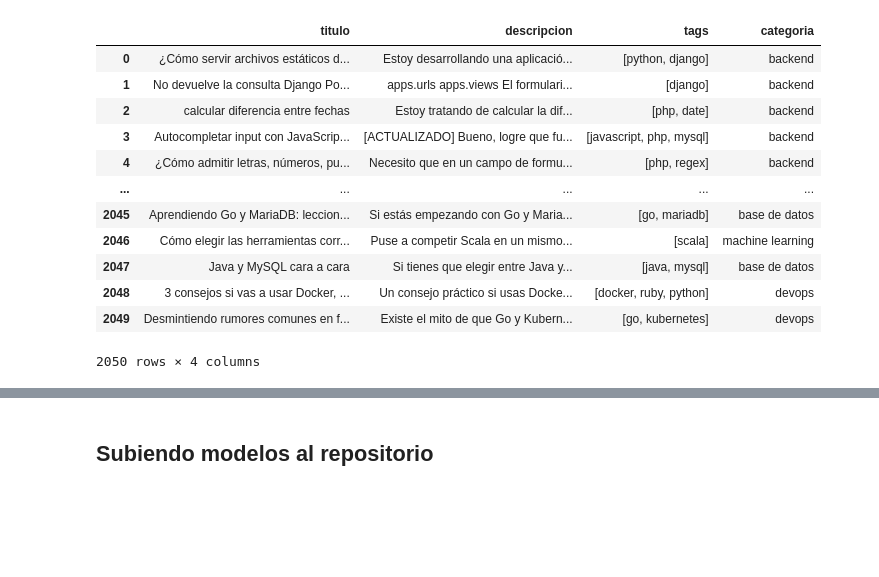
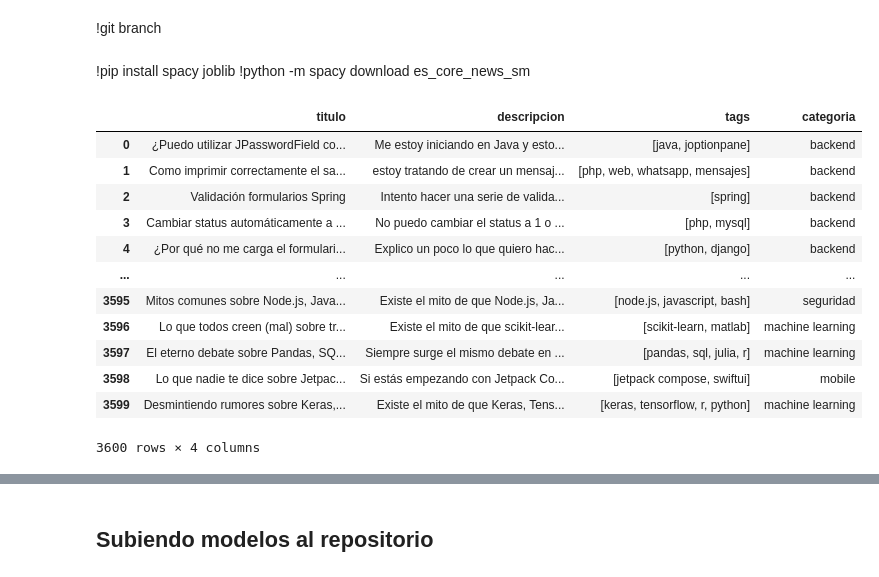
Before and after one commit to No-Country-simulation/g9-br-team-34-techmind, a Jupyter notebook: data-science/notebooks/Notebook_EDA_Modelado_Metricas.ipynb, the cells around one changed output, grey strips where cells are left out. Saved outputs shown, nothing was run; the diff lists cells and outputs as text; code cells hidden in the pictures; blank space fills up the shorter version.

```diff
--- a/data-science/notebooks/Notebook_EDA_Modelado_Metricas.ipynb
+++ b/data-science/notebooks/Notebook_EDA_Modelado_Metricas.ipynb
@@ -49,3 +12,8 @@ order to load all the package's dependencies. You can do this by selecting the
+# %% [markdown]
+!git branch
+# %% [markdown]
+!pip install spacy joblib
+!python -m spacy download es_core_news_sm
 # %%
 """
 Entrenamiento del modelo de clasificación de contenido técnico
@@ -70,22 +38,22 @@ from sklearn.model_selection import train_test_split
 from sklearn.metrics import classification_report, confusion_matrix, ConfusionMatrixDisplay
 # %%
 #dataset = pd.read_json("/content/g9-br-team-34-techmind/data-science/data/dataset.json")
-dataset = pd.read_json("/content/g9-br-team-34-techmind/data-science/data/dataset_v2.json")
+dataset = pd.read_json("../data/v3.1.json")
 dataset
 # %% [output]
 |  | titulo | descripcion | tags | categoria |
-| 0 | ¿Cómo servir archivos estáticos d... | Estoy desarrollando una aplicació... | [python, django] | backend |
-| 1 | No devuelve la consulta Django Po... | apps.urls apps.views El formulari... | [django] | backend |
-| 2 | calcular diferencia entre fechas | Estoy tratando de calcular la dif... | [php, date] | backend |
-| 3 | Autocompletar input con JavaScrip... | [ACTUALIZADO] Bueno, logre que fu... | [javascript, php, mysql] | backend |
-| 4 | ¿Cómo admitir letras, números, pu... | Necesito que en un campo de formu... | [php, regex] | backend |
+| 0 | ¿Puedo utilizar JPasswordField co... | Me estoy iniciando en Java y esto... | [java, joptionpane] | backend |
+| 1 | Como imprimir correctamente el sa... | estoy tratando de crear un mensaj... | [php, web, whatsapp, mensajes] | backend |
+| 2 | Validación formularios Spring | Intento hacer una serie de valida... | [spring] | backend |
+| 3 | Cambiar status automáticamente a ... | No puedo cambiar el status a 1 o ... | [php, mysql] | backend |
+| 4 | ¿Por qué no me carga el formulari... | Explico un poco lo que quiero hac... | [python, django] | backend |
 | ... | ... | ... | ... | ... |
-| 2045 | Aprendiendo Go y MariaDB: leccion... | Si estás empezando con Go y Maria... | [go, mariadb] | base de datos |
-| 2046 | Cómo elegir las herramientas corr... | Puse a competir Scala en un mismo... | [scala] | machine learning |
-| 2047 | Java y MySQL cara a cara | Si tienes que elegir entre Java y... | [java, mysql] | base de datos |
-| 2048 | 3 consejos si vas a usar Docker, ... | Un consejo práctico si usas Docke... | [docker, ruby, python] | devops |
-| 2049 | Desmintiendo rumores comunes en f... | Existe el mito de que Go y Kubern... | [go, kubernetes] | devops |
+| 3595 | Mitos comunes sobre Node.js, Java... | Existe el mito de que Node.js, Ja... | [node.js, javascript, bash] | seguridad |
+| 3596 | Lo que todos creen (mal) sobre tr... | Existe el mito de que scikit-lear... | [scikit-learn, matlab] | machine learning |
+| 3597 | El eterno debate sobre Pandas, SQ... | Siempre surge el mismo debate en ... | [pandas, sql, julia, r] | machine learning |
+| 3598 | Lo que nadie te dice sobre Jetpac... | Si estás empezando con Jetpack Co... | [jetpack compose, swiftui] | mobile |
+| 3599 | Desmintiendo rumores sobre Keras,... | Existe el mito de que Keras, Tens... | [keras, tensorflow, r, python] | machine learning |
-2050 rows × 4 columns
+3600 rows × 4 columns
 # %%
 # -----------------------------------------------------------------------
 # EDA
```
Also changed, not shown: parts of 26 cells of this notebook, 12 other files.
